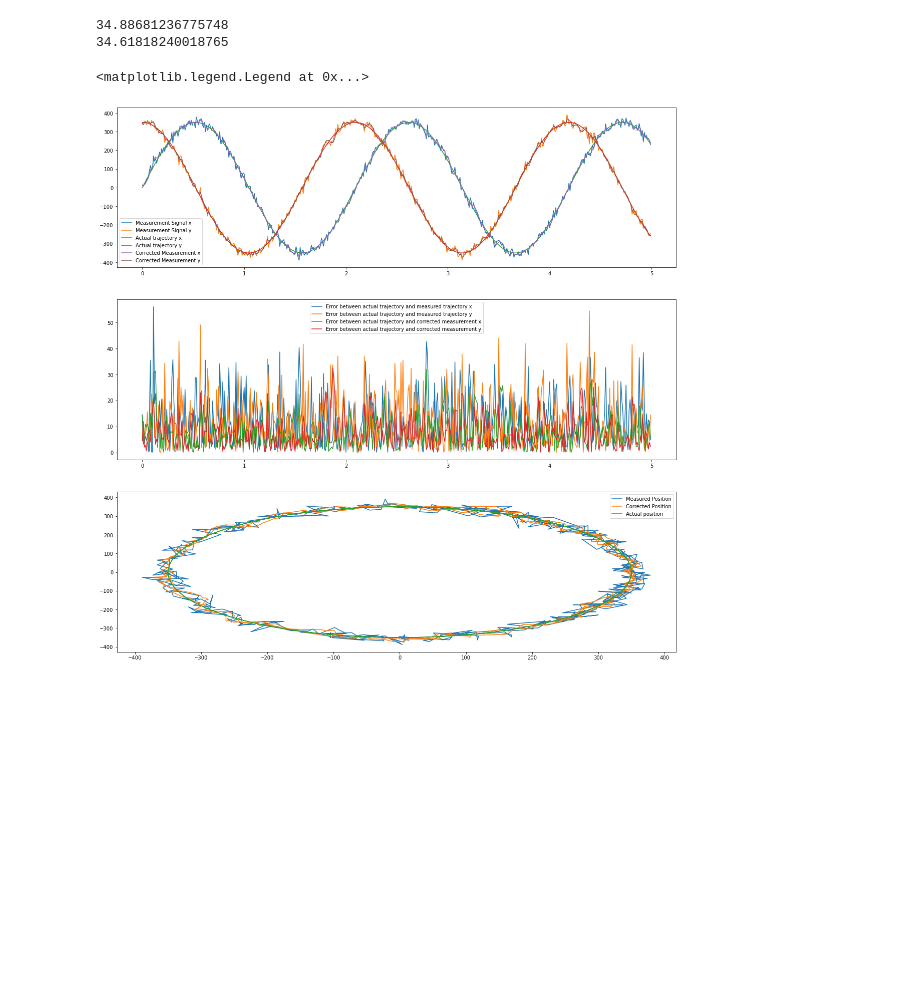
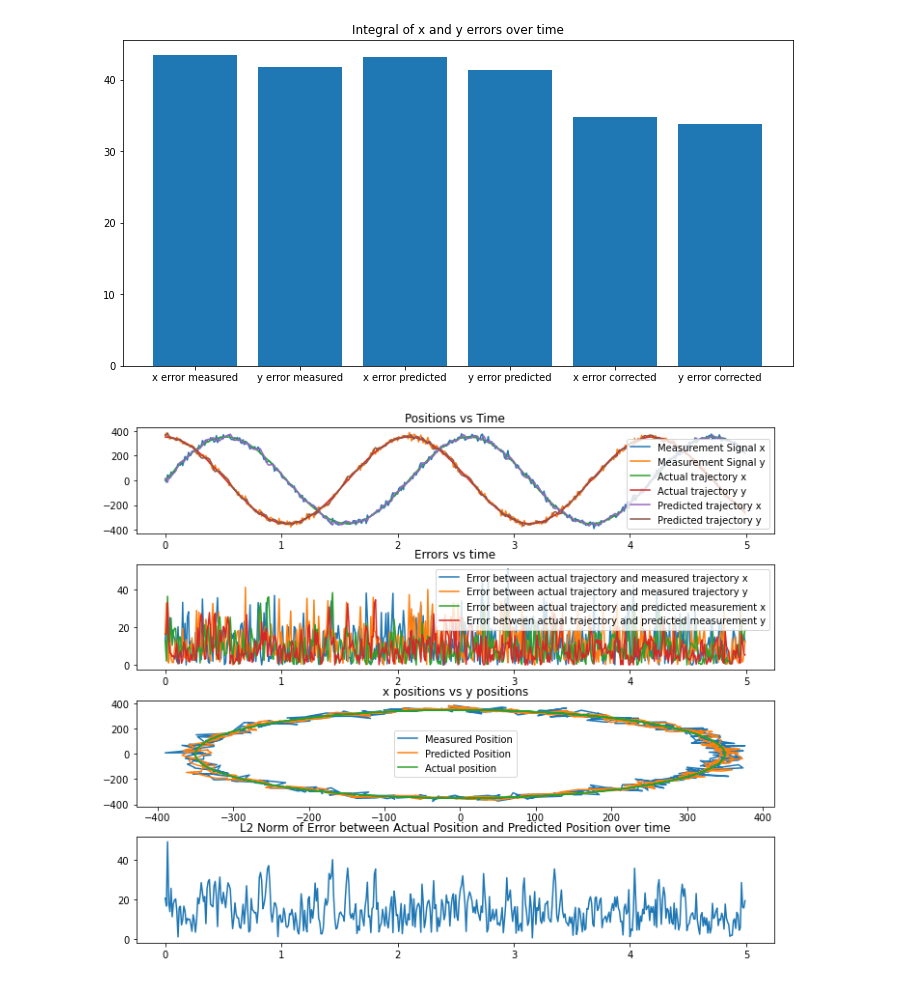
Before and after one commit to hriggott/cv-final-kalman-motion, a Jupyter notebook: src/Linear_Kalman_Black_Box_Example.ipynb, the cells around one changed output. Saved outputs shown, nothing was run; the diff lists cells and outputs as text; code cells hidden in the pictures; blank space fills up the shorter version.

```diff
--- a/src/Linear_Kalman_Black_Box_Example.ipynb
+++ b/src/Linear_Kalman_Black_Box_Example.ipynb
@@ -128,85 +89,37 @@ sigma_acceleration = .001
 newFilter = Linear_Kalman_Black_Box(timestep,sigma_measurement,sigma_acceleration)
 
 #Define a vector to store the simulated measurements. In the real code, these would store the positions of the objects as
 #calculated from the object detection algorithm.
 x_measured = np.zeros(len(t))
 y_measured = np.zeros(len(t))
 for i in range (0,len(t)):
     #If it is the first iteration, detect the object first then call setInitialPosition. Because it is the first datapoint,
     #the algorithm can't predict a position yet.
     if i == 0:
         #Where I set x_measured and y_measured is where the object detection algorithm returns the measured position.
         x_measured[i] = x_actual[i] + np.random.normal(0,15)
         y_measured[i] = y_actual[i] + np.random.normal(0,15)
         #Set the initial position to the first measurement
         newFilter.setInitialPosition(x_measured[i],y_measured[i])
     #If it isn't the first iteration, then the next position can be predicted to aid the object detection algorithm.
     else:
         #Get the predicted location
         x_prediction,y_prediction = newFilter.predict()
         #Here is where the object detection algorithm returns the measured position, and the measured position fed into
         #the update function. This function corrects the measurement, which ensures future predictions are more accurate.
         x_measured[i] = x_actual[i] + np.random.normal(0,15)
         y_measured[i] = y_actual[i] + np.random.normal(0,15)
         newFilter.update(x_measured[i],y_measured[i])
 
 #The code from here onward is purely for visualizing results, and is not necessary for the final version, but definitely can
 #be useful.
 
-#Once the loop concludes, the getCorrectedPositions function returns a list of the x and y positions.
+#Once the loop concludes, the getCorrectedPositions function returns a list of the corrected x and y positions.
 x_list,y_list = newFilter.getCorrectedPositions()
-
-#Here, the integral of the x and y errors are calculated and printed. This is the "cost" I was using to tune the parameters used
-#in the constructor.
-x_error_integrated = 0
-y_error_integrated = 0
-for i in range (0,(len(t)-1)):
-    x_error_integrated += np.abs((x_list[i]+x_list[i+1]-x_actual[i]-x_actual[i+1])*timestep/2)
-    y_error_integrated += np.abs((y_list[i]+y_list[i+1]-y_actual[i]-y_actual[i+1])*timestep/2)
-print(x_error_integrated)
-print(y_error_integrated)
-
-
-fig = plt.figure(figsize=(20,20))
-ax1 = plt.subplot(311)
-ax2 = plt.subplot(312)
-ax3 = plt.subplot(313)
-
-#First plot is of the measured position, actual position, and corrected position for x and y vs time.
-line, = ax1.plot(t,x_measured,label='Measurement Signal x')
-ax1.legend()
-line, = ax1.plot(t,y_measured,label='Measurement Signal y')
-ax1.legend()
-line, = ax1.plot(t,x_actual,label='Actual trajectory x')
-ax1.legend()
-line, = ax1.plot(t,y_actual,label='Actual trajectory y')
-ax1.legend()
-line, = ax1.plot(t,x_list,label='Corrected Measurement x')
-ax1.legend()
-line, = ax1.plot(t,y_list,label='Corrected Measurement y')
-ax1.legend()
-
-#Second plot is of the error between the actual position and the measurement and the error between the corrected position and
-#measurement, for both x and y.
-line, = ax2.plot(t, np.abs(x_actual-x_measured),label='Error between actual trajectory and measured trajectory x')
-ax2.legend()
-line, = ax2.plot(t, np.abs(y_actual-y_measured),label='Error between actual trajectory and measured trajectory y')
-ax2.legend()
-line, = ax2.plot(t,np.abs(x_actual-x_list),label='Error between actual trajectory and corrected measurement x')
-ax2.legend()
-line, = ax2.plot(t,np.abs(y_actual-y_list),label='Error between actual trajectory and corrected measurement y')
-ax2.legend()
-
-#Third plot is of y position vs x position for the measured, corrected, and actual positions.This is the visual representation
-#of the motion of the partical.
-line, = ax3.plot(x_measured,y_measured,label='Measured Position')
-ax3.legend()
-line, = ax3.plot(x_list,y_list,label='Corrected Position')
-ax3.legend()
-line, = ax3.plot(x_actual,y_actual,label='Actual position')
-ax3.legend()
+#Once the loop concludes, the getPredictedPositions function returns a list of the predicted x and y positions.
+x_list_predicted,y_list_predicted = newFilter.getPredictedPositions()
+#Run analysis
+analysis.analyzeResults(x_actual,y_actual,x_measured,y_measured,x_list_predicted,y_list_predicted,x_list,y_list,t)
 # %% [output]
-34.88681236775748
-34.61818240018765
-<matplotlib.legend.Legend at 0x...>
-[figure, old version]
+[figure, new version]
+[figure, added]
```
Also changed, not shown: parts of 3 cells of this notebook, 1 other file.
